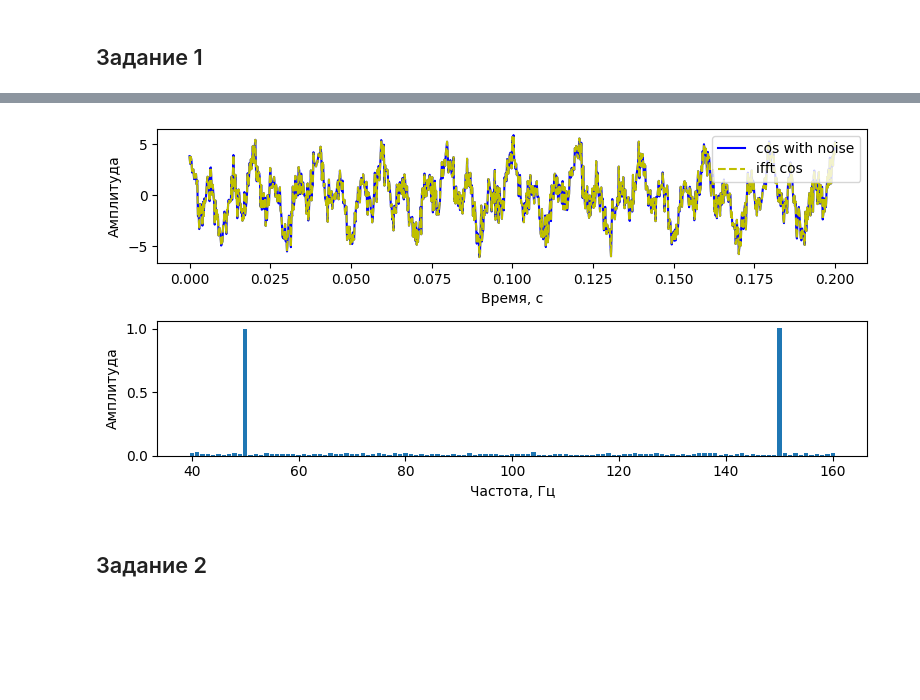
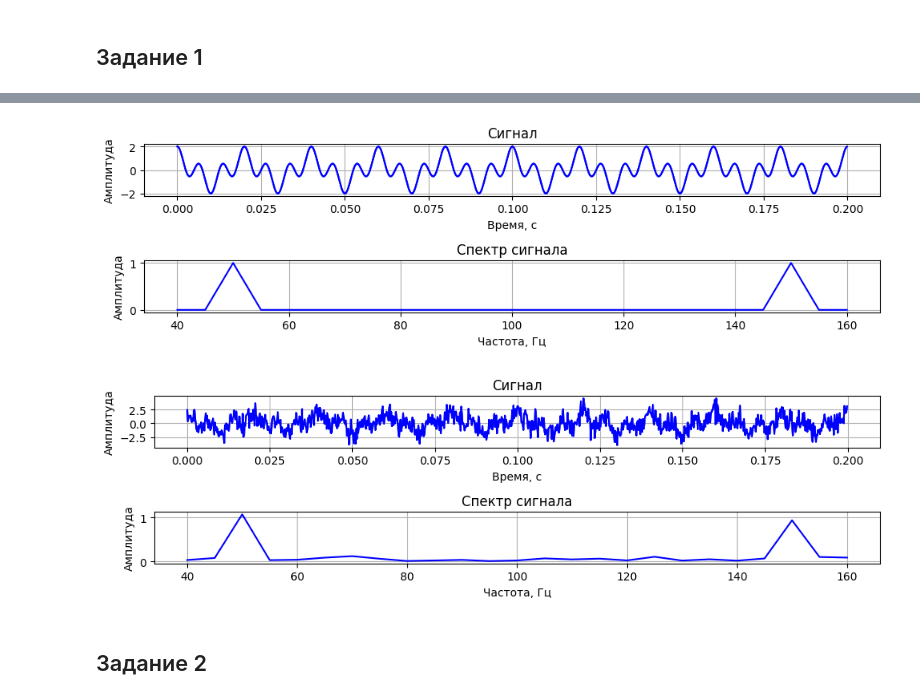
Before and after one commit to HerrPhoton/Digital-signal-processing, a Jupyter notebook: Lab2.ipynb, the cells around one changed output, grey strips where cells are left out. Saved outputs shown, nothing was run; the diff lists cells and outputs as text; code cells hidden in the pictures; blank space fills up the shorter version.

```diff
--- a/Lab2.ipynb
+++ b/Lab2.ipynb
@@ -99,3 +8,6 @@ def cos_func(x: float, A: float, w: float):
+# %%
+handler = Signal_Handler()
+display = Signal_Display()
 # %% [markdown]
 ## Задание 1
 # %%
@@ -122 +23,3 @@ y = y0 + y1
+# %%
+x, y, dt = handler.make_signal('cos', interval = (0, 0.2), A = 1, w = Converter(f = [50, 150]).w)
 # %%
@@ -136,5 +30,0 @@ plot_signal(x = x, y0 = y, y1 = yifft, xf = xfft, yf0 = yfft, t = (0, 0.2), \
-# %%
-x, y0 = func_x(cos_func, A, period(f1), (0, 1), SAMPLE_RATE)
-_, y1 = func_x(cos_func, A, period(f2), (0, 1), SAMPLE_RATE)
-
-y = y0 + y1 + np.random.normal(0, 1, len(y0))
@@ -144,5 +31,12 @@ yifft = ifft(yfft).real
-# %%
-plot_signal(x = x, y0 = y, y1 = yifft, xf = xfft, yf0 = yfft, t = (0, 0.2), \
-            f = (40, 160), legend_y0 = 'cos with noise', legend_y1 = 'ifft cos')
-# %% [output]
-[figure, removed]
+# %%
+xfft, yfft = handler.find_spectrum(y, dt)
+yifft = handler.from_spectrum(yfft)
+# %%
+display.make_plot(0, x, y, title = 'Сигнал')
+display.make_plot(0, x, yifft)
+
+display.make_plot(1, xfft, yfft, title = 'Спектр сигнала', is_spectrum = True,  interval = (40, 160))
+
+display.plot()
+# %% [output]
+[figure, added]
@@ -149,2 +48,13 @@ plot_signal(x = x, y0 = y, y1 = yifft, xf = xfft, yf0 = yfft, t = (0, 0.2), \
+# %%
+display.clear()
+
+display.make_plot(0, x, y, title = 'Сигнал')
+display.make_plot(0, x, yifft)
+
+display.make_plot(1, xfft, yfft, title = 'Спектр сигнала', is_spectrum = True,  interval = (40, 160))
+
+display.plot()
+# %% [output]
+[figure, added]
 # %% [markdown]
 ## Задание 2
```
Also changed, not shown: parts of 34 cells of this notebook, 2 other files.
